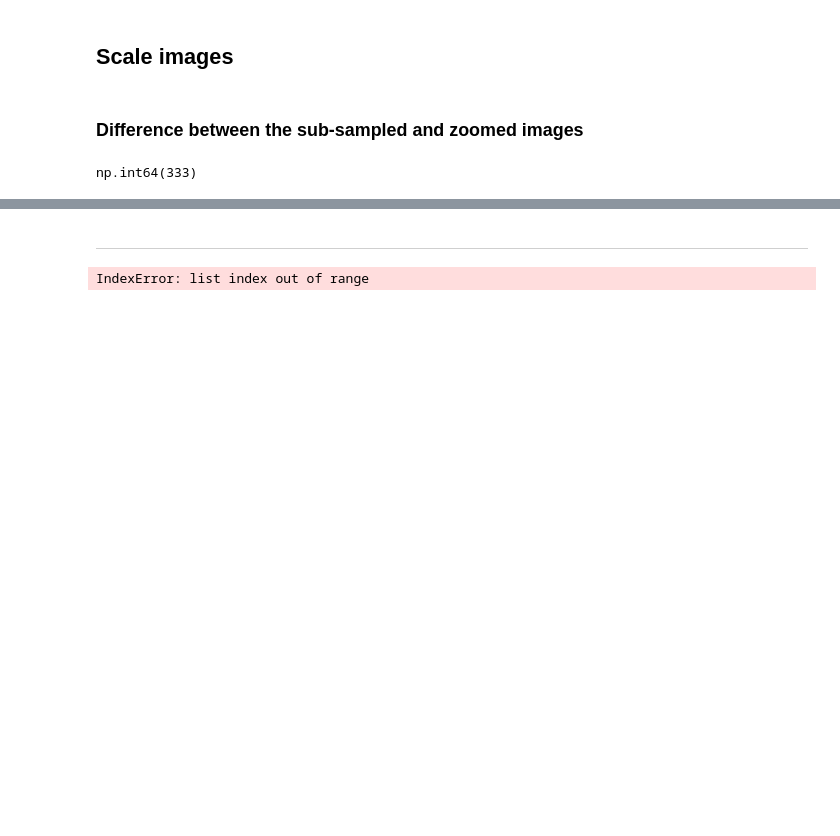
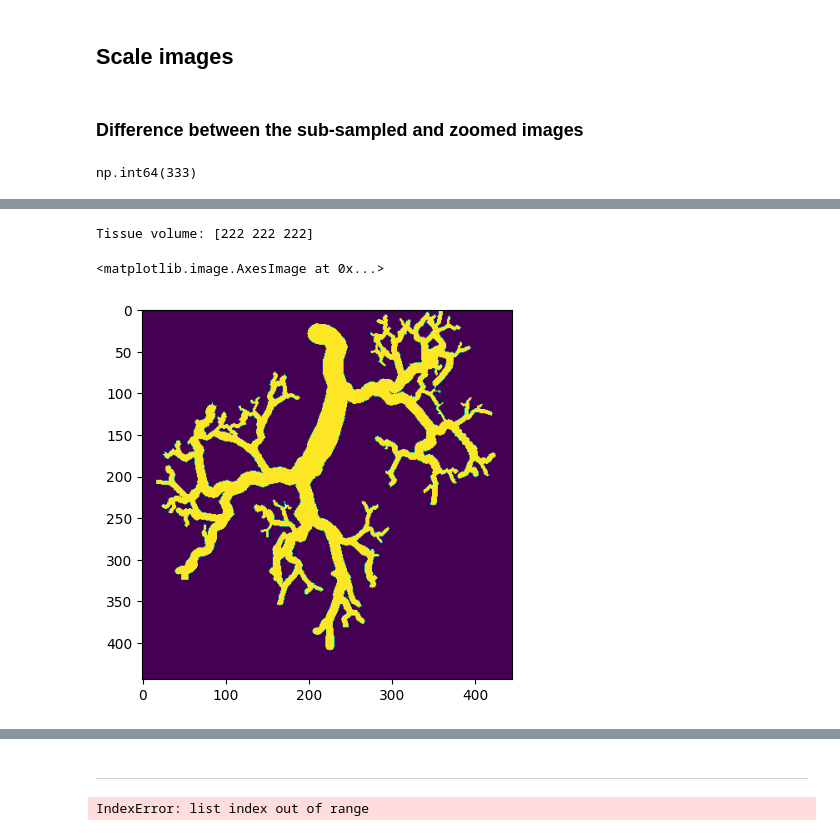
Before and after one commit to grindstm/pat, a Jupyter notebook: vis.ipynb, the cells around one changed output, grey strips where cells are left out. Drawn from its saved outputs; the diff is of its cells as text; code cells hidden in the pictures; blank space fills up the shorter version.

```diff
--- a/vis.ipynb
+++ b/vis.ipynb
@@ -183,0 +490,28 @@ np.int64(333)
+# %%
+from v_system.VSystemGenerator import VSystemGenerator
+import scipy.ndimage
+dims = 2
+N = (256,256, 256)
+BATCH_SIZE = 2
+# TISSUE_MARGIN = TISSUE_MARGIN[:1]
+
+# Generate vessels
+tissue_margin = 2 * (np.array(TISSUE_MARGIN) + np.array([PML_MARGIN] * 3))
+tissue_volume = np.array(N) - tissue_margin
+print(f"Tissue volume: {tissue_volume}")
+if dims == 3:
+    shrink_factor = 2  # VSystemGenerator requires a minimum volume size to function properly
+sim = VSystemGenerator(tissue_volume=tissue_volume * shrink_factor, d0_mean=20.0, d0_std=5.0)
+vessels_batch, n_iters = sim.create_networks(BATCH_SIZE)
+if dims == 3:
+    # shrink the vessels
+    vessels_batch = [
+        scipy.ndimage.zoom(vessels_batch[i], 1 / shrink_factor)
+        for i in range(len(vessels_batch))
+    ]
+if dims == 2:
+    vessels_batch = np.sum(vessels_batch, axis=1, dtype = (np.bool)).astype(np.float32)
+# %% [output]
+Tissue volume: [222 222 222]
+<matplotlib.image.AxesImage at 0x...>
+[figure, added]
```
Also changed, not shown: parts of 19 cells of this notebook, 9 other files.
